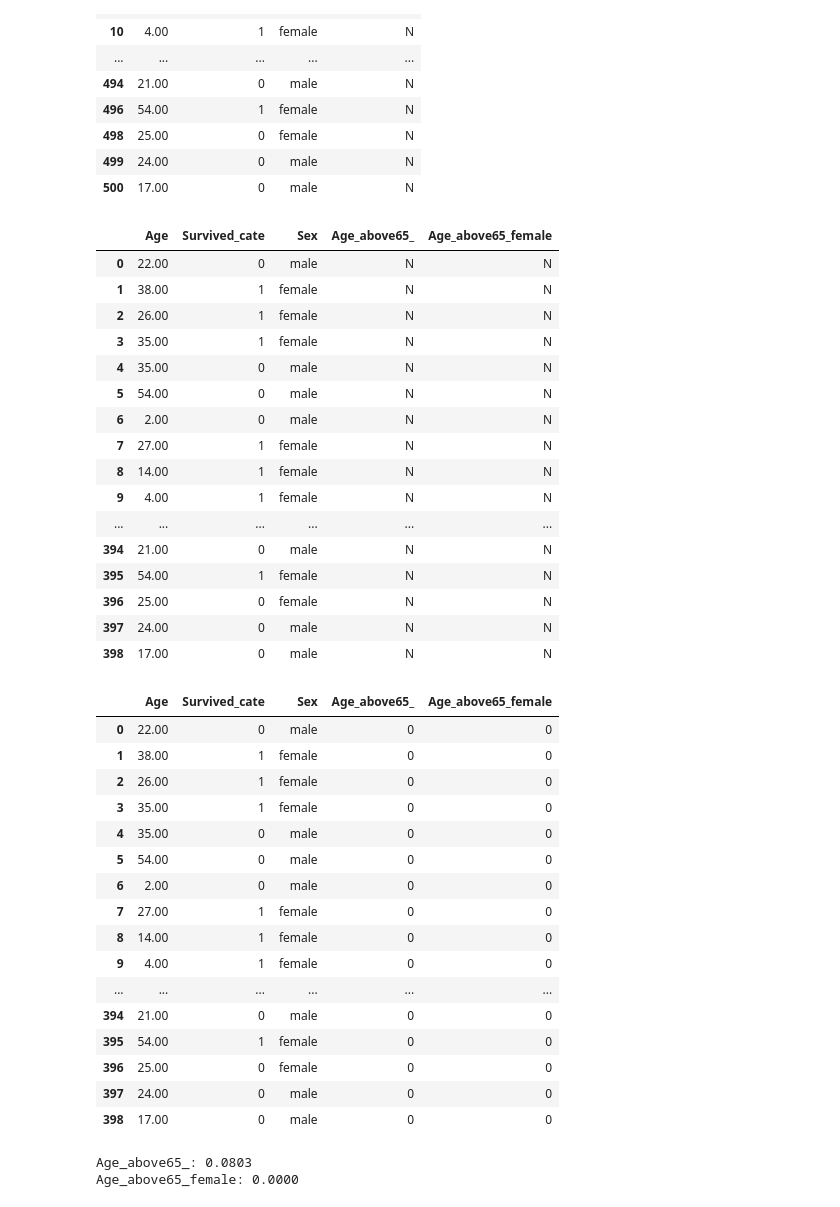
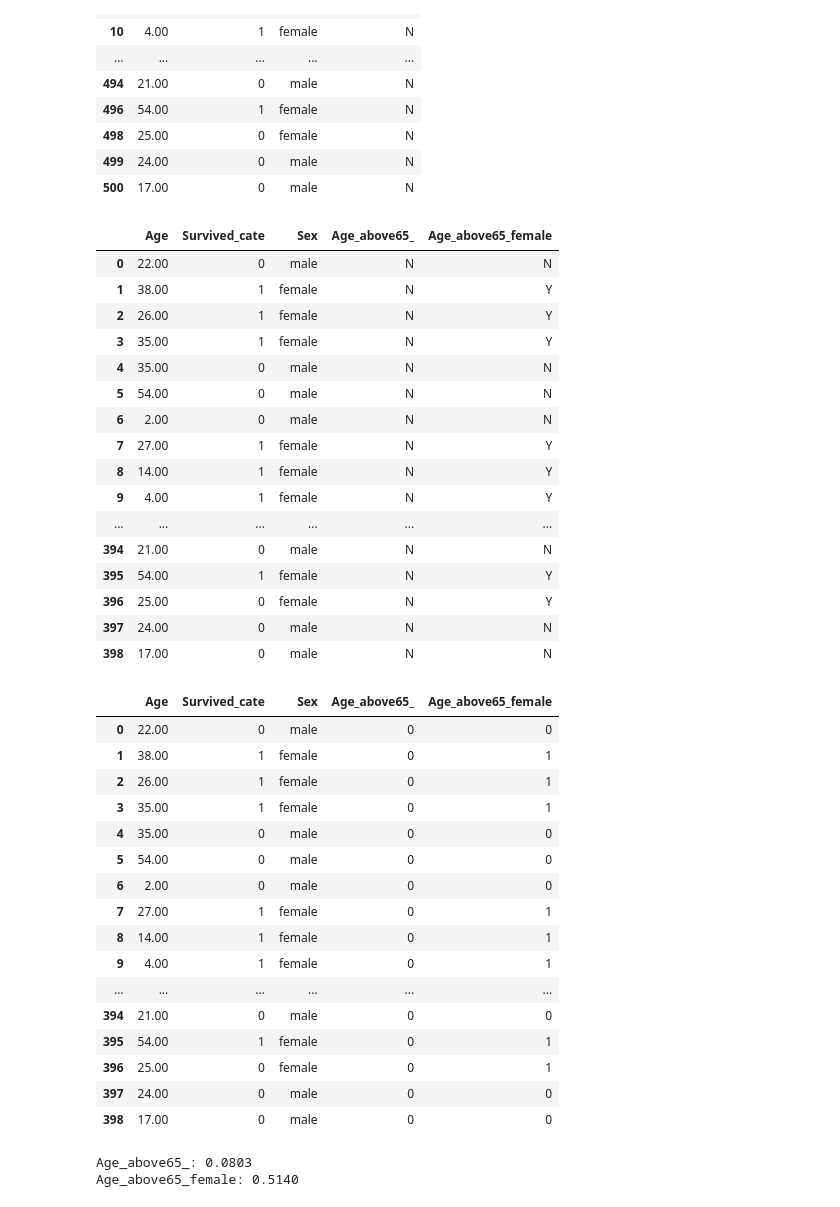
Before and after one commit to beccalzh/cupoy_python, a Jupyter notebook: D41 探索性資料分析(EDA)_從資料中生成特徵.ipynb, the cells around one changed output. Saved outputs shown, nothing was run; the diff lists cells and outputs as text; code cells hidden in the pictures.

```diff
--- a/D41 探索性資料分析(EDA)_從資料中生成特徵.ipynb
+++ b/D41 探索性資料分析(EDA)_從資料中生成特徵.ipynb
@@ -130,36 +132,35 @@ complete_data
 # %%
 #Q2: 添加女性和男性，產生一個新的變數(Age_above65_female)，女性或Age>=65為'Y'，其餘為'N'。
 
 complete_data = complete_data.reset_index(drop=bool)
 
 def female_above65(row):
-    if row.Sex=='female':
-        if row.Age_above65_=='Y':
-            opt='Y'
-        else:
-            opt='N'
+    if row.Sex == 'female':
+        opt = 'Y'
+    elif row.Age_above65_=='Y':
+        opt='Y'
     else:
         opt='N'
     return opt
 
 complete_data['Age_above65_female'] = complete_data.apply(female_above65, axis=1)
 complete_data
 # %% [output]
 |  | Age | Survived_cate | Sex | Age_above65_ | Age_above65_female |
 | 0 | 22.00 | 0 | male | N | N |
-| 1 | 38.00 | 1 | female | N | N |
-| 2 | 26.00 | 1 | female | N | N |
-| 3 | 35.00 | 1 | female | N | N |
+| 1 | 38.00 | 1 | female | N | Y |
+| 2 | 26.00 | 1 | female | N | Y |
+| 3 | 35.00 | 1 | female | N | Y |
 | 4 | 35.00 | 0 | male | N | N |
 | 5 | 54.00 | 0 | male | N | N |
 | 6 | 2.00 | 0 | male | N | N |
-| 7 | 27.00 | 1 | female | N | N |
-| 8 | 14.00 | 1 | female | N | N |
-| 9 | 4.00 | 1 | female | N | N |
+| 7 | 27.00 | 1 | female | N | Y |
+| 8 | 14.00 | 1 | female | N | Y |
+| 9 | 4.00 | 1 | female | N | Y |
 | ... | ... | ... | ... | ... | ... |
 | 394 | 21.00 | 0 | male | N | N |
-| 395 | 54.00 | 1 | female | N | N |
-| 396 | 25.00 | 0 | female | N | N |
+| 395 | 54.00 | 1 | female | N | Y |
+| 396 | 25.00 | 0 | female | N | Y |
 | 397 | 24.00 | 0 | male | N | N |
 | 398 | 17.00 | 0 | male | N | N |
 # %%
@@ -172,19 +173,19 @@ complete_data
 # %% [output]
 |  | Age | Survived_cate | Sex | Age_above65_ | Age_above65_female |
 | 0 | 22.00 | 0 | male | 0 | 0 |
-| 1 | 38.00 | 1 | female | 0 | 0 |
-| 2 | 26.00 | 1 | female | 0 | 0 |
-| 3 | 35.00 | 1 | female | 0 | 0 |
+| 1 | 38.00 | 1 | female | 0 | 1 |
+| 2 | 26.00 | 1 | female | 0 | 1 |
+| 3 | 35.00 | 1 | female | 0 | 1 |
 | 4 | 35.00 | 0 | male | 0 | 0 |
 | 5 | 54.00 | 0 | male | 0 | 0 |
 | 6 | 2.00 | 0 | male | 0 | 0 |
-| 7 | 27.00 | 1 | female | 0 | 0 |
-| 8 | 14.00 | 1 | female | 0 | 0 |
-| 9 | 4.00 | 1 | female | 0 | 0 |
+| 7 | 27.00 | 1 | female | 0 | 1 |
+| 8 | 14.00 | 1 | female | 0 | 1 |
+| 9 | 4.00 | 1 | female | 0 | 1 |
 | ... | ... | ... | ... | ... | ... |
 | 394 | 21.00 | 0 | male | 0 | 0 |
-| 395 | 54.00 | 1 | female | 0 | 0 |
-| 396 | 25.00 | 0 | female | 0 | 0 |
+| 395 | 54.00 | 1 | female | 0 | 1 |
+| 396 | 25.00 | 0 | female | 0 | 1 |
 | 397 | 24.00 | 0 | male | 0 | 0 |
 | 398 | 17.00 | 0 | male | 0 | 0 |
 # %%
@@ -194,7 +195,7 @@ for i in ['Age_above65_', 'Age_above65_female']:
     x = res.loc[2,'results']
     print('%s: %.4f' %(i, x))
 
-#'Age_above65'相關性較'Age_above65_female'高
+#'Age_above65_female'相關性較'Age_above65_'高
 # %% [output]
 Age_above65_: 0.0803
-Age_above65_female: 0.0000
+Age_above65_female: 0.5140
```
Also changed, not shown: parts of 1 cell of this notebook.
